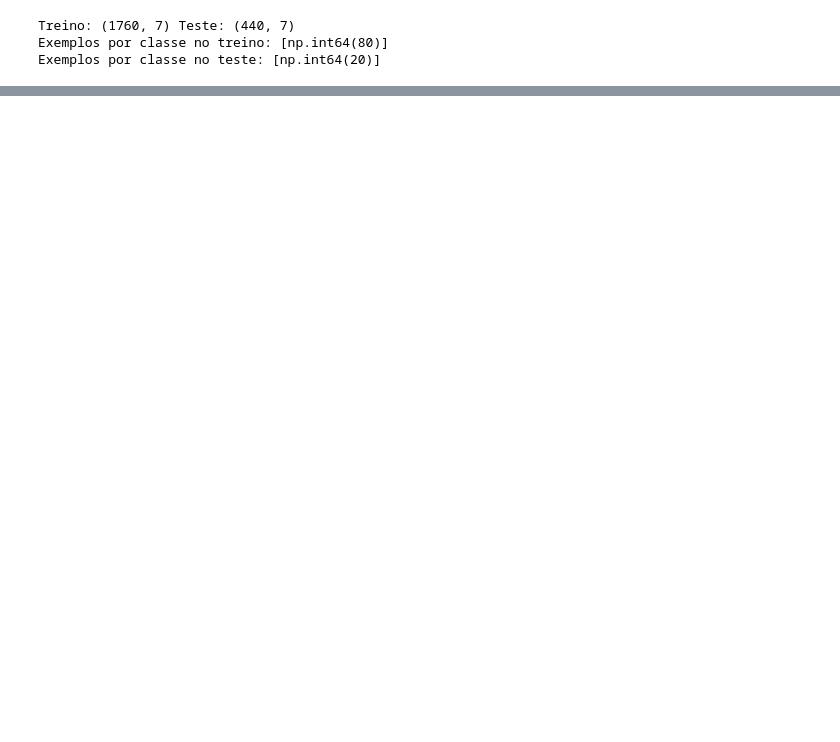
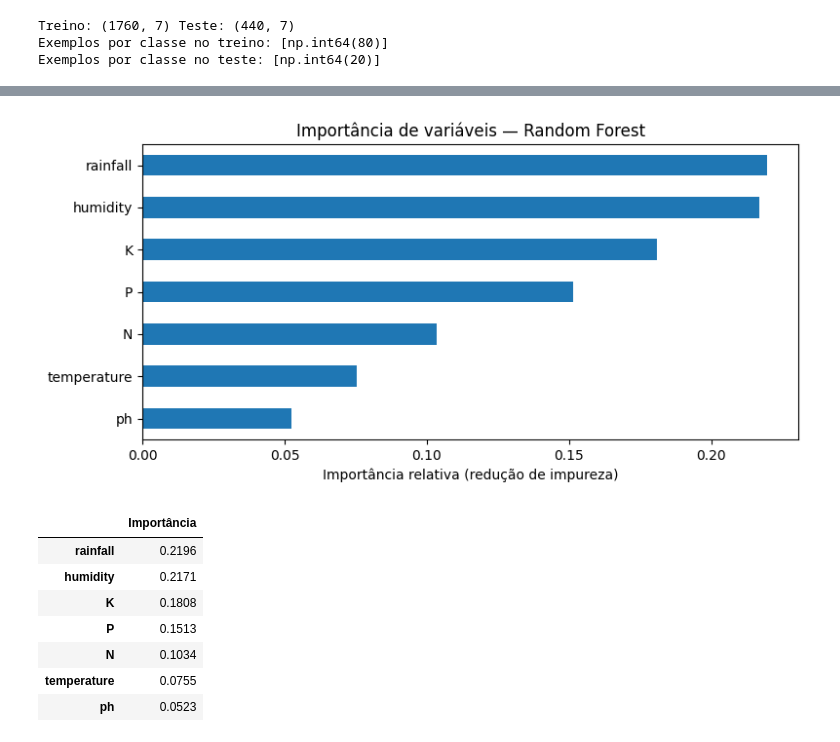
Before and after one commit to Caiobqz/FarmTech-Modelagem-IA-Fase3, a Jupyter notebook: notebooks/rascunho_modelagem_ia.ipynb, the cells around one changed output, grey strips where cells are left out. Saved outputs shown, nothing was run; the diff lists cells and outputs as text; code cells hidden in the pictures; blank space fills up the shorter version.

```diff
--- a/notebooks/rascunho_modelagem_ia.ipynb
+++ b/notebooks/rascunho_modelagem_ia.ipynb
@@ -321,0 +490,18 @@ Comparar acurácia, precision, recall e F1-score, médias macro/weighted e matri
+# %%
+floresta = modelos_ajustados["Random Forest"]
+importancia = pd.Series(floresta.feature_importances_, index=X_treino.columns).sort_values()
+ax = importancia.plot(kind="barh", figsize=(8, 4), title="Importância de variáveis — Random Forest")
+ax.set_xlabel("Importância relativa (redução de impureza)")
+plt.tight_layout()
+plt.show()
+display(importancia.sort_values(ascending=False).round(4).rename("Importância").to_frame())
+# %% [output]
+[figure, added]
+|  | Importância |
+| rainfall | 0.2196 |
+| humidity | 0.2171 |
+| K | 0.1808 |
+| P | 0.1513 |
+| N | 0.1034 |
+| temperature | 0.0755 |
+| ph | 0.0523 |
```
Also changed, not shown: parts of 20 cells of this notebook.
